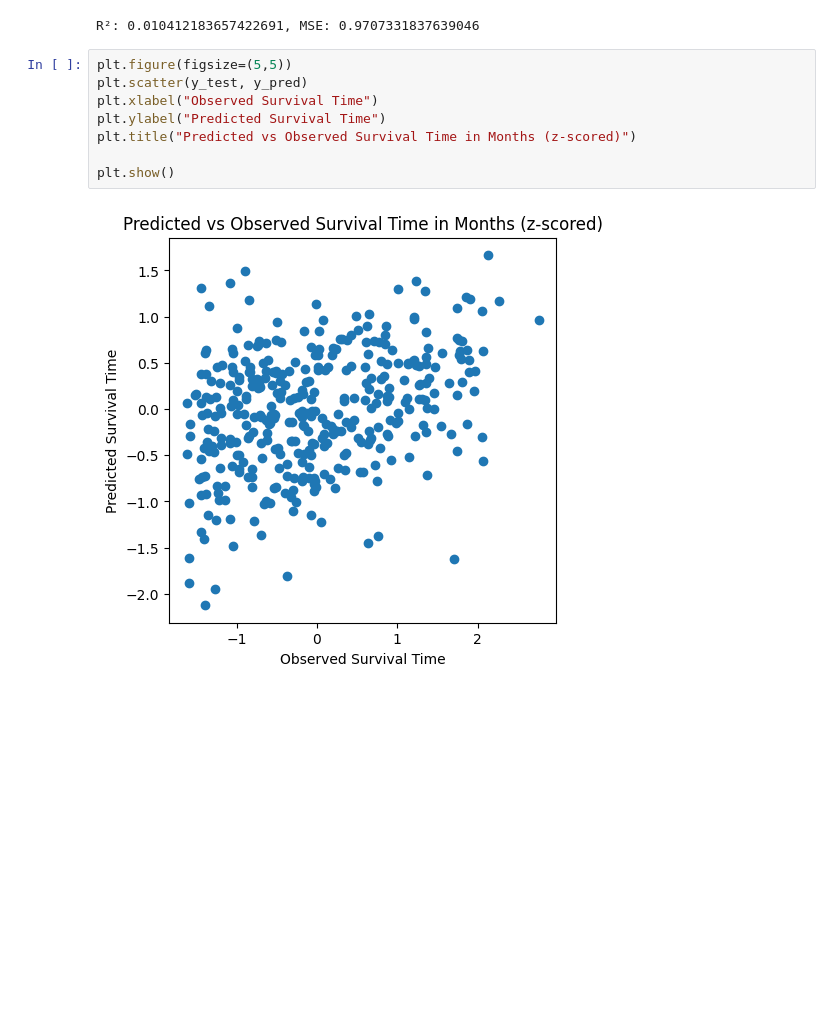
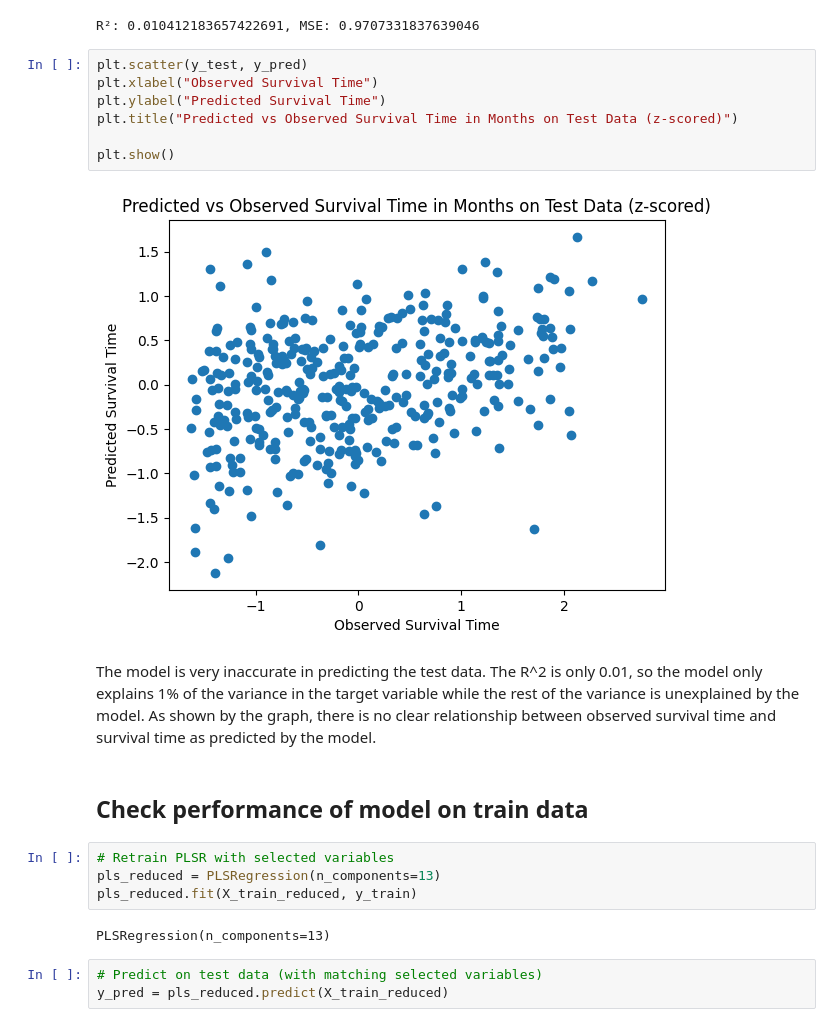
Before and after one commit to lilythomson13/finalproject, a Jupyter notebook: Results.ipynb, the cells around one changed output. Saved outputs shown, nothing was run; the diff lists cells and outputs as text; blank space fills up the shorter version.

Commit message:
added train data chart

```diff
--- a/Results.ipynb
+++ b/Results.ipynb
@@ -244,12 +230,24 @@ print(f"R²: {r2}, MSE: {mse}")
 # %% [output]
 R²: 0.010412183657422691, MSE: 0.9707331837639046
 # %%
-plt.figure(figsize=(5,5))
 plt.scatter(y_test, y_pred)
 plt.xlabel("Observed Survival Time")
 plt.ylabel("Predicted Survival Time")
-plt.title("Predicted vs Observed Survival Time in Months (z-scored)")
+plt.title("Predicted vs Observed Survival Time in Months on Test Data (z-scored)")
 
 plt.show()
 # %% [output]
-[figure, old version]
+[figure, new version]
+# %% [markdown]
+The model is very inaccurate in predicting the test data. The R^2 is only 0.01, so the model only explains 1% of the variance in the target variable while the rest of the variance is unexplained by the model. As shown by the graph, there is no clear relationship between observed survival time and survival time as predicted by the model.
+# %% [markdown]
+## Check performance of model on train data
+# %%
+# Retrain PLSR with selected variables
+pls_reduced = PLSRegression(n_components=13)
+pls_reduced.fit(X_train_reduced, y_train)
+# %% [output]
+PLSRegression(n_components=13)
+# %%
+# Predict on test data (with matching selected variables)
+y_pred = pls_reduced.predict(X_train_reduced)
```
Also changed, not shown: parts of 5 cells of this notebook.
